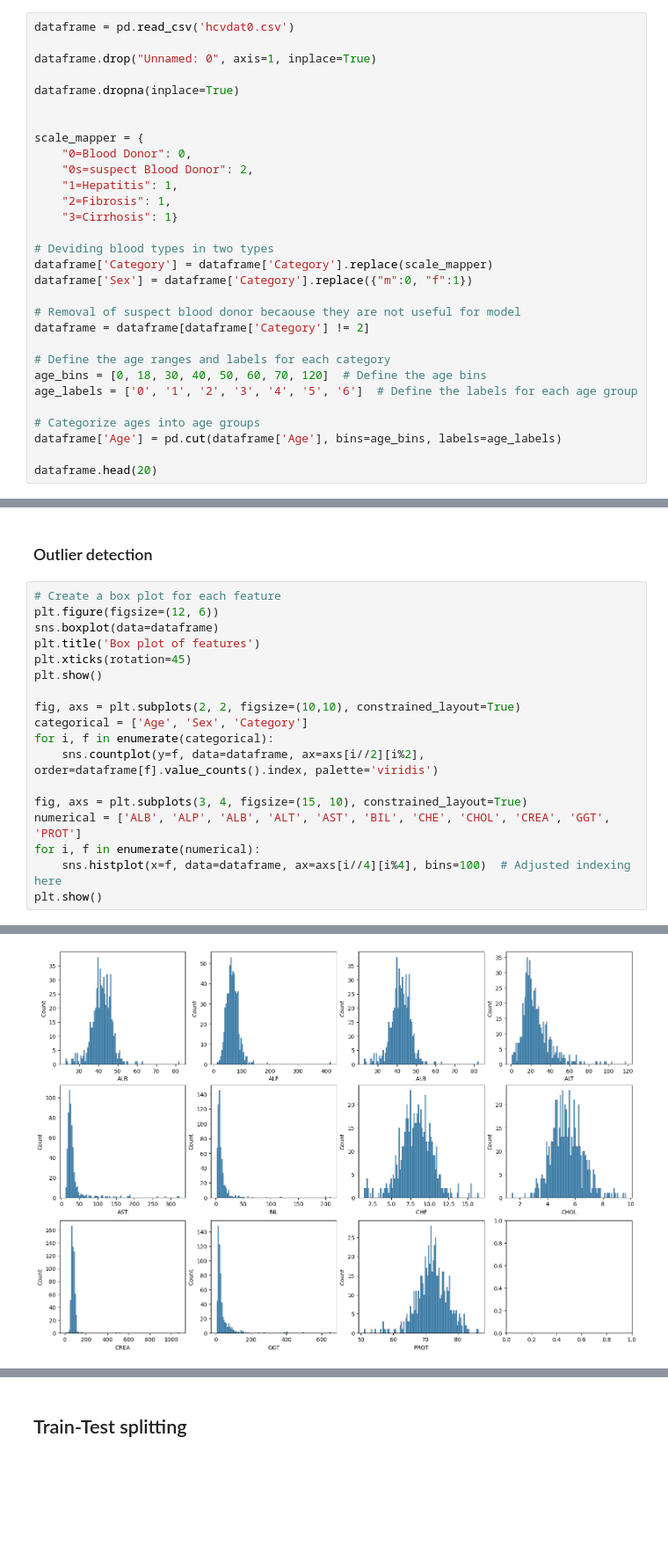
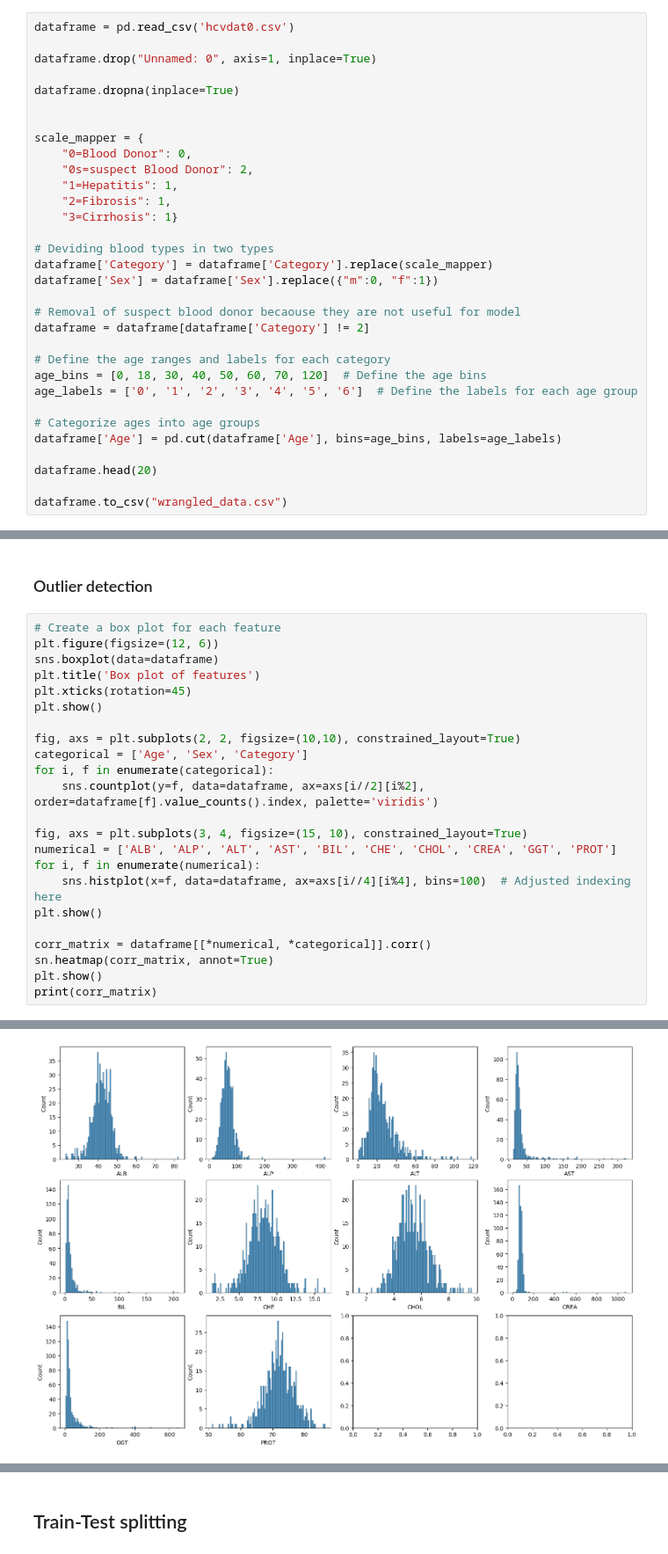
Before and after one commit to nemanjakostic99/MasinskoUcenjePrviProjekat, a Jupyter notebook: hepatitiscvirus.ipynb, the cells around one changed output, grey strips where cells are left out. Shown at 88% size. Cells and saved outputs as stored; diff of their text form; blank space fills up the shorter version.

```diff
--- a/hepatitiscvirus.ipynb
+++ b/hepatitiscvirus.ipynb
@@ -33,7 +114,7 @@ scale_mapper = {
 
 # Deviding blood types in two types
 dataframe['Category'] = dataframe['Category'].replace(scale_mapper)
-dataframe['Sex'] = dataframe['Category'].replace({"m":0, "f":1})
+dataframe['Sex'] = dataframe['Sex'].replace({"m":0, "f":1})
 
 # Removal of suspect blood donor becaouse they are not useful for model
 dataframe = dataframe[dataframe['Category'] != 2]
@@ -46,3 +127,5 @@ age_labels = ['0', '1', '2', '3', '4', '5', '6']  # Define the labels for each a
 dataframe['Age'] = pd.cut(dataframe['Age'], bins=age_bins, labels=age_labels)
 
 dataframe.head(20)
+
+dataframe.to_csv("wrangled_data.csv")
@@ -80,9 +145,14 @@ for i, f in enumerate(categorical):
     sns.countplot(y=f, data=dataframe, ax=axs[i//2][i%2], order=dataframe[f].value_counts().index, palette='viridis')
 
 fig, axs = plt.subplots(3, 4, figsize=(15, 10), constrained_layout=True)
-numerical = ['ALB', 'ALP', 'ALB', 'ALT', 'AST', 'BIL', 'CHE', 'CHOL', 'CREA', 'GGT', 'PROT']
+numerical = ['ALB', 'ALP', 'ALT', 'AST', 'BIL', 'CHE', 'CHOL', 'CREA', 'GGT', 'PROT']
 for i, f in enumerate(numerical):
     sns.histplot(x=f, data=dataframe, ax=axs[i//4][i%4], bins=100)  # Adjusted indexing here
 plt.show()
+
+corr_matrix = dataframe[[*numerical, *categorical]].corr()
+sn.heatmap(corr_matrix, annot=True)
+plt.show()
+print(corr_matrix)
 # %% [output]
 [figure]
@@ -90 +160 @@ plt.show()
-[figure, old version]
+[figure, new version]
```
Also changed, not shown: parts of 21 cells of this notebook, 2 other files.
